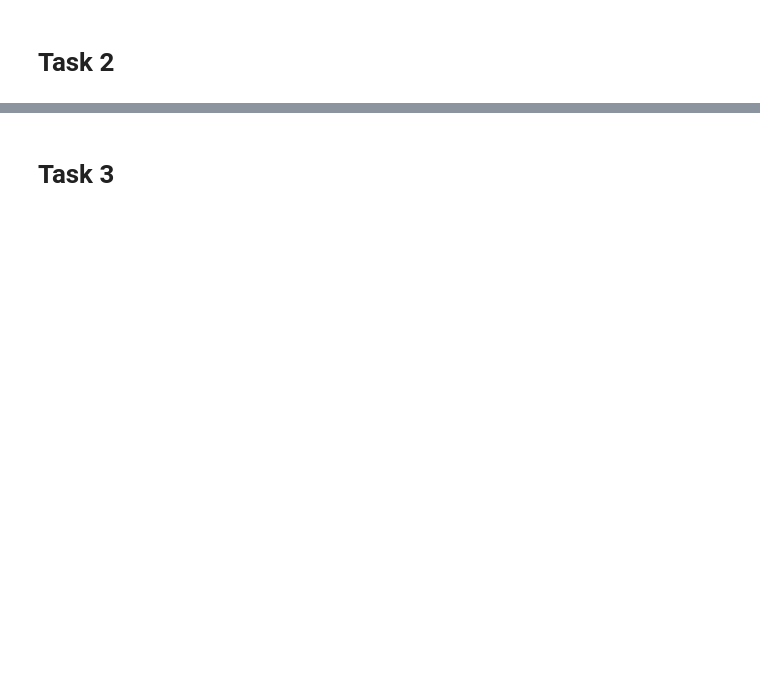
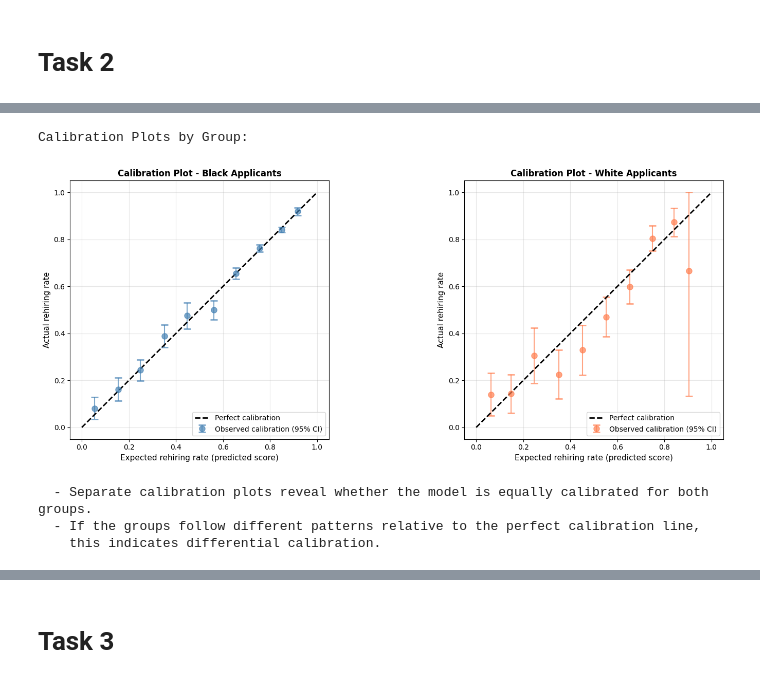
Before and after one commit to lizzylazy/trust_worthyAI, a Jupyter notebook: Case_Study.ipynb, the cells around one changed output, grey strips where cells are left out. Cells and saved outputs as stored; diff of their text form; code cells hidden in the pictures; blank space fills up the shorter version.

```diff
--- a/Case_Study.ipynb
+++ b/Case_Study.ipynb
@@ -91,0 +449,51 @@ scores = model.predict_proba(X_test)[:,1]
+# %%
+
+# ============================================================================
+# CALIBRATION PLOTS BY GROUP
+# ============================================================================
+
+print("\nCalibration Plots by Group:")
+
+fig, axes = plt.subplots(1, 2, figsize=(16, 6))
+
+colors = {'Black': 'steelblue', 'White': 'coral'}
+
+for idx, (group_key, color) in enumerate(colors.items()):
+    ax = axes[idx]
+
+    x_i = calibration_data[group_key]['x_i']
+    y_i = calibration_data[group_key]['y_i']
+    ci_lower = calibration_data[group_key]['ci_lower']
+    ci_upper = calibration_data[group_key]['ci_upper']
+
+    # Error bars for confidence intervals
+    errors = np.array([y_i - ci_lower, ci_upper - y_i])
+
+    # Plot calibration points
+    ax.errorbar(x_i, y_i, yerr=errors, fmt='o', markersize=8, capsize=5, capthick=2,
+                label='Observed calibration (95% CI)', color=color, ecolor=color, alpha=0.7)
+
+    # Perfect calibration line
+    ax.plot([0, 1], [0, 1], 'k--', lw=2, label='Perfect calibration')
+
+    ax.grid(True, alpha=0.3)
+    ax.set_xlabel('Expected rehiring rate (predicted score)', fontsize=11)
+    ax.set_ylabel('Actual rehiring rate', fontsize=11)
+    ax.set_title(f'Calibration Plot - {group_key} Applicants', fontsize=12, fontweight='bold')
+    ax.set_xlim(-0.05, 1.05)
+    ax.set_ylim(-0.05, 1.05)
+    ax.legend(fontsize=10, loc='lower right')
+    ax.set_aspect('equal')
+
+plt.tight_layout()
+plt.show()
+
+print(f"  - Separate calibration plots reveal whether the model is equally calibrated for both groups.")
+print(f"  - If the groups follow different patterns relative to the perfect calibration line,")
+print(f"    this indicates differential calibration.")
+# %% [output]
+Calibration Plots by Group:
+[figure, added]
+  - Separate calibration plots reveal whether the model is equally calibrated for both groups.
+  - If the groups follow different patterns relative to the perfect calibration line,
+    this indicates differential calibration.
```
Also changed, not shown: parts of 36 cells of this notebook.
